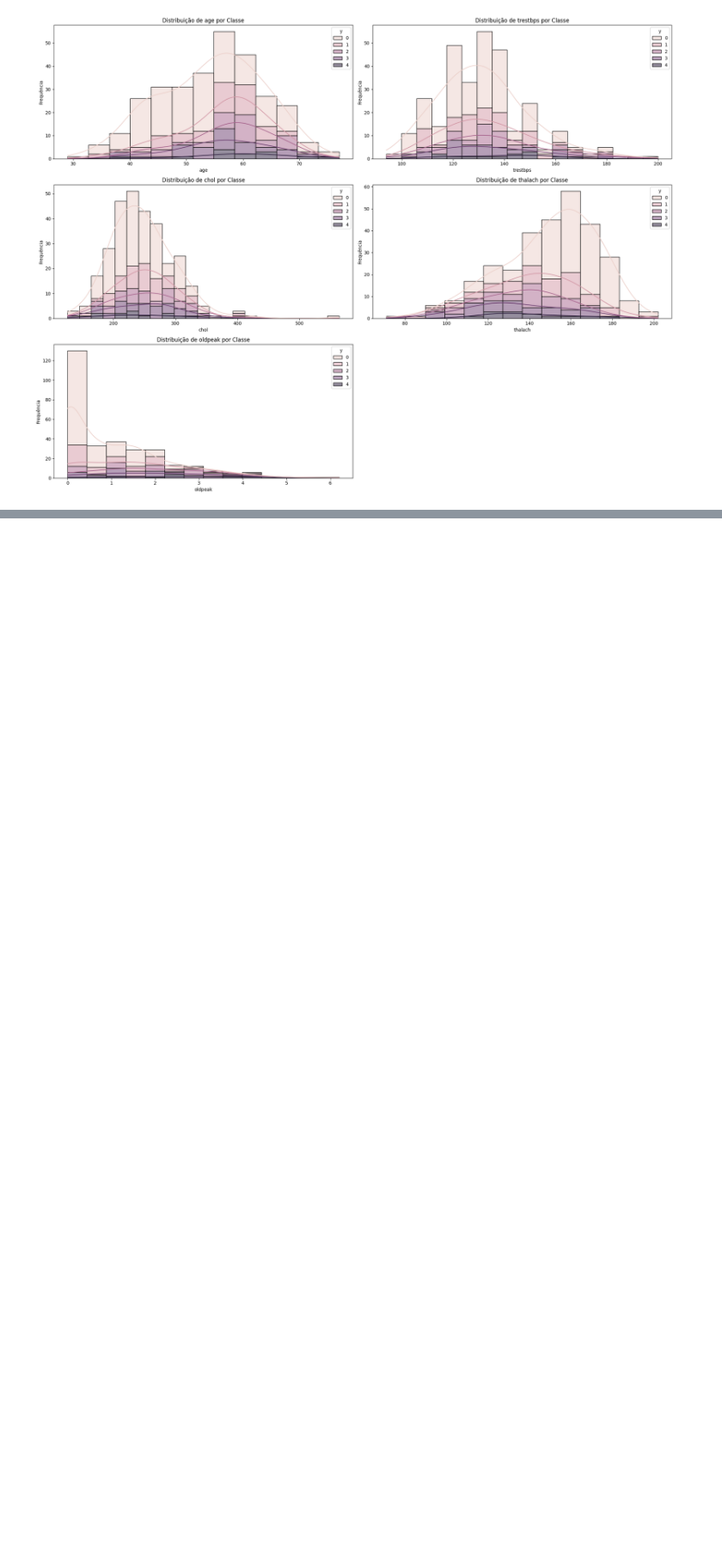
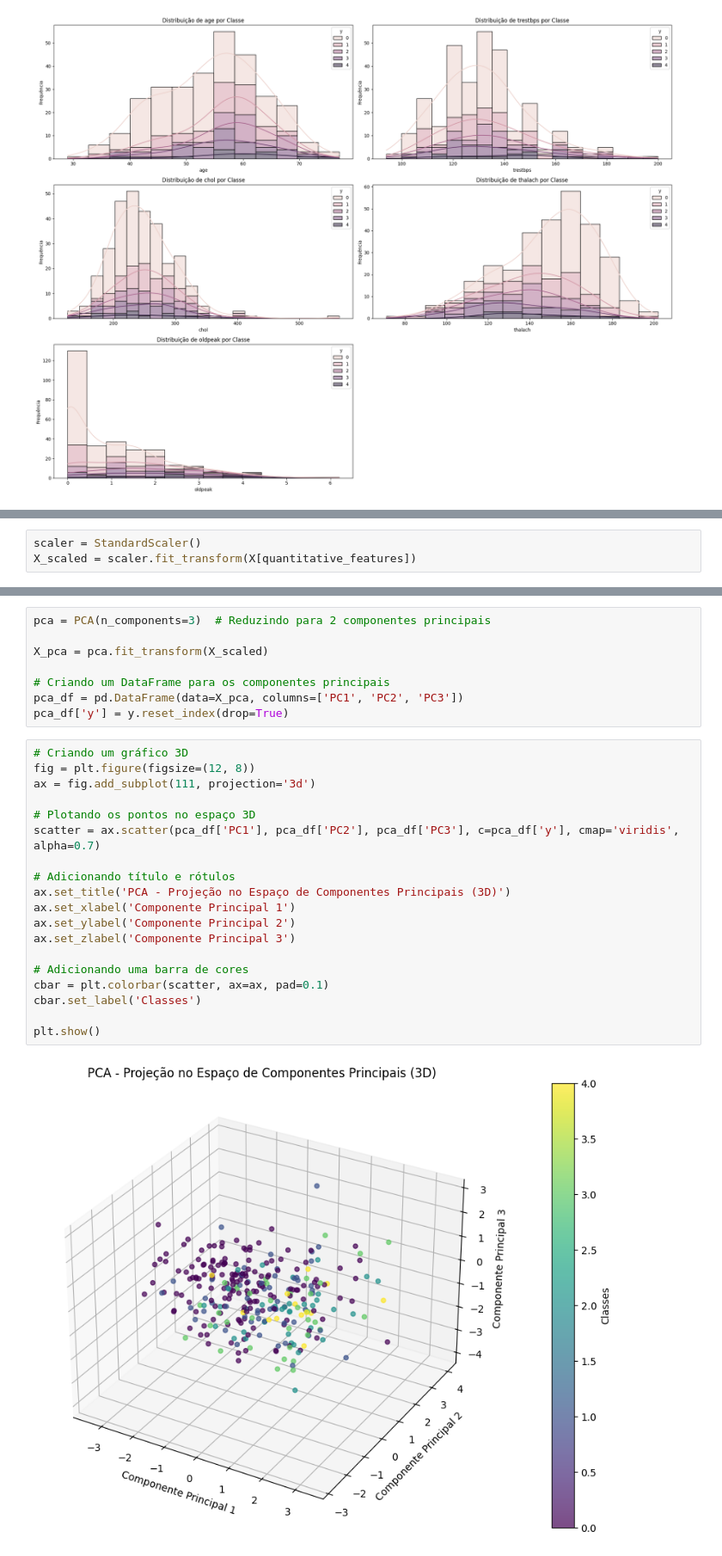
Before and after one commit to IvonLuiz/intro_aprendizado_de_maquina, a Jupyter notebook: heart_disease.ipynb, the cells around one changed output, grey strips where cells are left out. Shown at 86% size. Drawn from its saved outputs; the diff is of its cells as text; blank space fills up the shorter version.

```diff
--- a/heart_disease.ipynb
+++ b/heart_disease.ipynb
@@ -710,0 +717,3 @@ As classes de maior gravidade apresentam valores maiores de oldpeak, indicando u
+# %%
+scaler = StandardScaler()
+X_scaled = scaler.fit_transform(X[quantitative_features])
@@ -710,0 +725,29 @@ As classes de maior gravidade apresentam valores maiores de oldpeak, indicando u
+# %%
+pca = PCA(n_components=3)  # Reduzindo para 2 componentes principais
+
+X_pca = pca.fit_transform(X_scaled)
+
+# Criando um DataFrame para os componentes principais
+pca_df = pd.DataFrame(data=X_pca, columns=['PC1', 'PC2', 'PC3'])
+pca_df['y'] = y.reset_index(drop=True)
+# %%
+# Criando um gráfico 3D
+fig = plt.figure(figsize=(12, 8))
+ax = fig.add_subplot(111, projection='3d')
+
+# Plotando os pontos no espaço 3D
+scatter = ax.scatter(pca_df['PC1'], pca_df['PC2'], pca_df['PC3'], c=pca_df['y'], cmap='viridis', alpha=0.7)
+
+# Adicionando título e rótulos
+ax.set_title('PCA - Projeção no Espaço de Componentes Principais (3D)')
+ax.set_xlabel('Componente Principal 1')
+ax.set_ylabel('Componente Principal 2')
+ax.set_zlabel('Componente Principal 3')
+
+# Adicionando uma barra de cores
+cbar = plt.colorbar(scatter, ax=ax, pad=0.1)
+cbar.set_label('Classes')
+
+plt.show()
+# %% [output]
+[figure, added]
```
Also changed, not shown: parts of 4 cells of this notebook.
